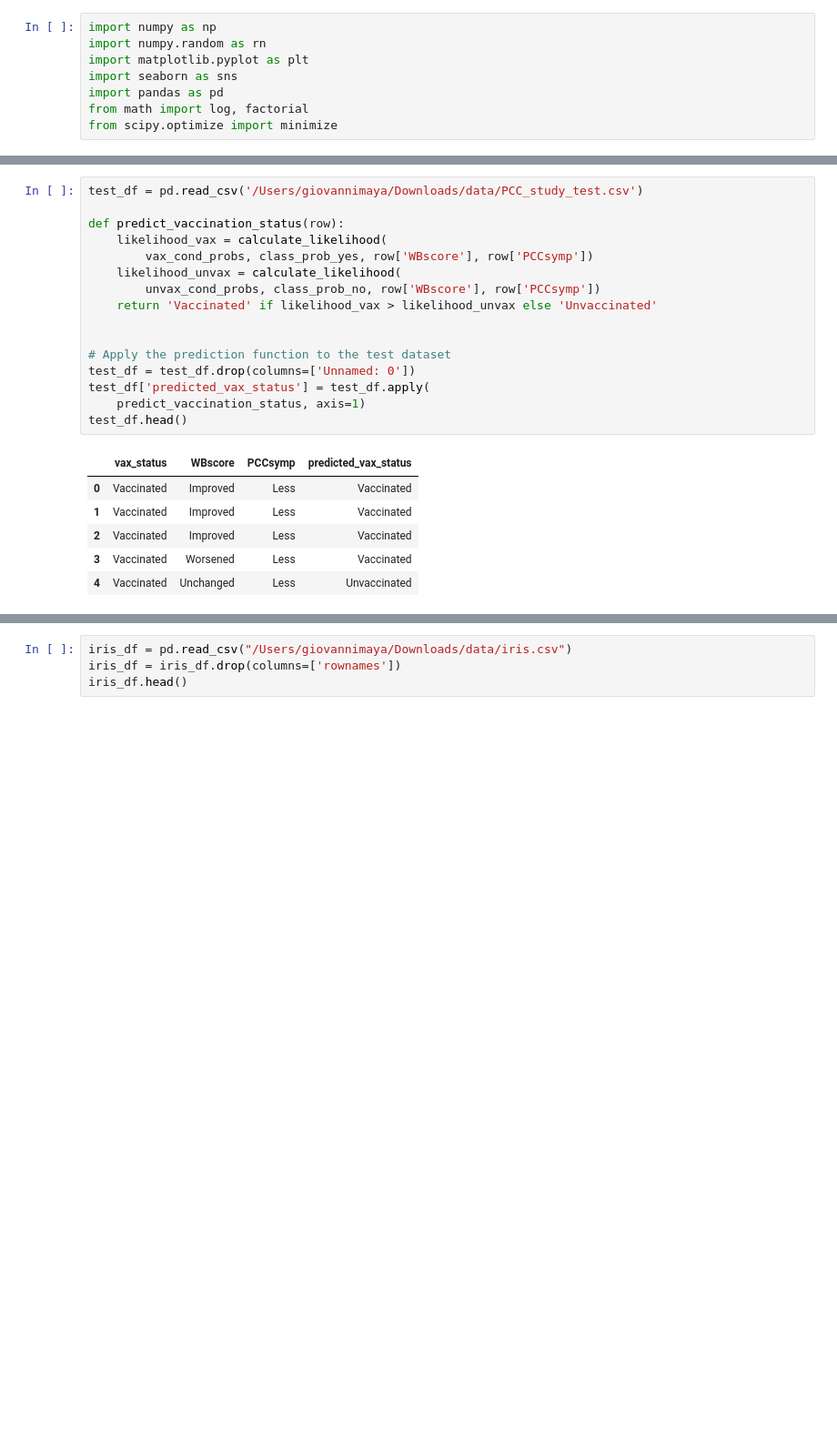
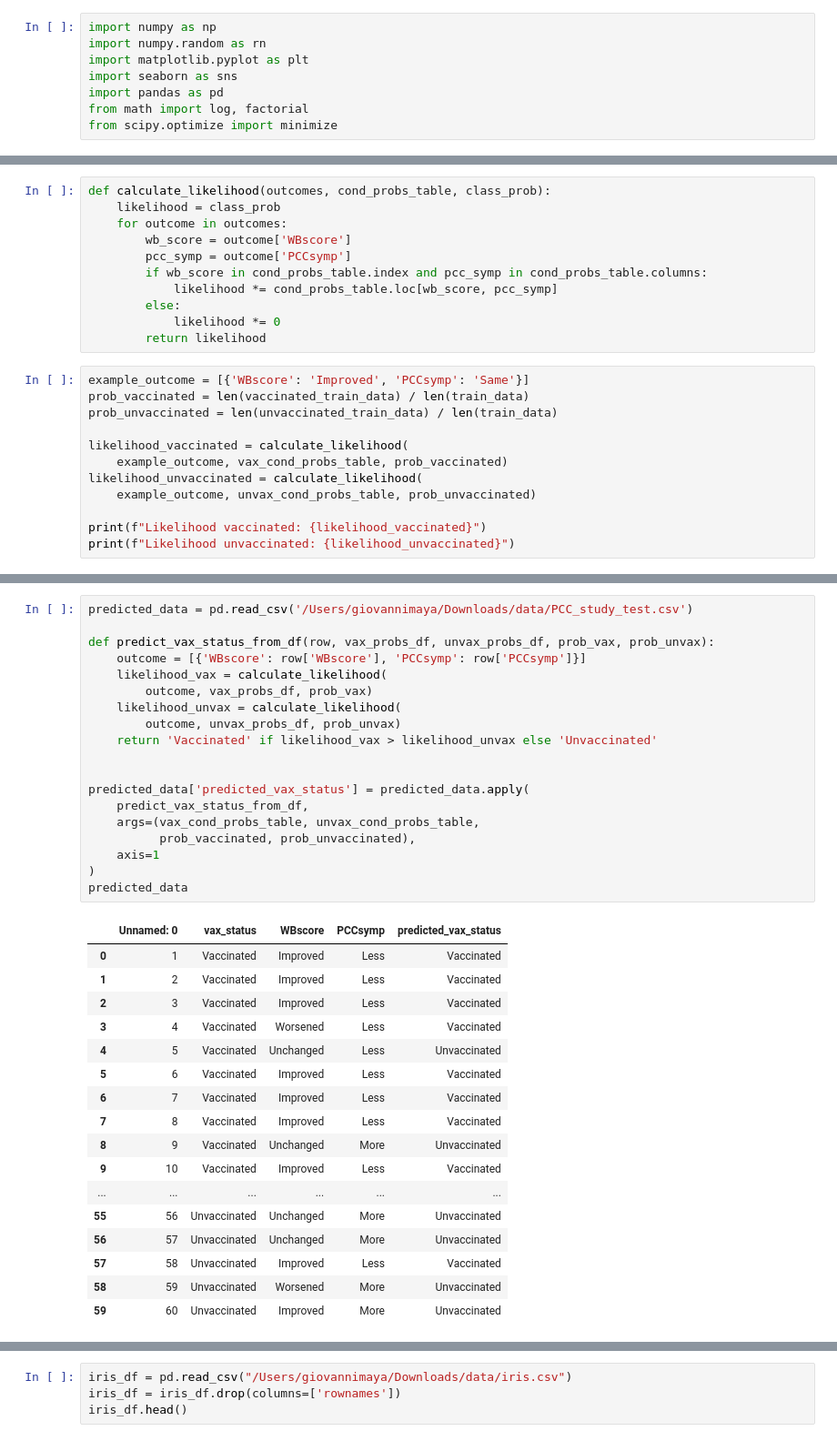
Before and after one commit to giomhern/machine-learning-spring-2024, a Jupyter notebook: week2/homework-notebooks/hw-2.ipynb, the cells around one changed output, grey strips where cells are left out. Shown at 91% size. Cells and saved outputs as stored; diff of their text form; blank space fills up the shorter version.

```diff
--- a/week2/homework-notebooks/hw-2.ipynb
+++ b/week2/homework-notebooks/hw-2.ipynb
@@ -112,0 +137,23 @@ likelihood_vaccinated, likelihood_unvaccinated
+# %%
+def calculate_likelihood(outcomes, cond_probs_table, class_prob):
+    likelihood = class_prob
+    for outcome in outcomes:
+        wb_score = outcome['WBscore']
+        pcc_symp = outcome['PCCsymp']
+        if wb_score in cond_probs_table.index and pcc_symp in cond_probs_table.columns:
+            likelihood *= cond_probs_table.loc[wb_score, pcc_symp]
+        else:
+            likelihood *= 0
+        return likelihood
+# %%
+example_outcome = [{'WBscore': 'Improved', 'PCCsymp': 'Same'}]
+prob_vaccinated = len(vaccinated_train_data) / len(train_data)
+prob_unvaccinated = len(unvaccinated_train_data) / len(train_data)
+
+likelihood_vaccinated = calculate_likelihood(
+    example_outcome, vax_cond_probs_table, prob_vaccinated)
+likelihood_unvaccinated = calculate_likelihood(
+    example_outcome, unvax_cond_probs_table, prob_unvaccinated)
+
+print(f"Likelihood vaccinated: {likelihood_vaccinated}")
+print(f"Likelihood unvaccinated: {likelihood_unvaccinated}")
@@ -113,23 +163,37 @@ likelihood_vaccinated, likelihood_unvaccinated
 # %%
-test_df = pd.read_csv('/Users/giovannimaya/Downloads/data/PCC_study_test.csv')
+predicted_data = pd.read_csv('/Users/giovannimaya/Downloads/data/PCC_study_test.csv')
 
-def predict_vaccination_status(row):
+def predict_vax_status_from_df(row, vax_probs_df, unvax_probs_df, prob_vax, prob_unvax):
+    outcome = [{'WBscore': row['WBscore'], 'PCCsymp': row['PCCsymp']}]
     likelihood_vax = calculate_likelihood(
-        vax_cond_probs, class_prob_yes, row['WBscore'], row['PCCsymp'])
+        outcome, vax_probs_df, prob_vax)
     likelihood_unvax = calculate_likelihood(
-        unvax_cond_probs, class_prob_no, row['WBscore'], row['PCCsymp'])
+        outcome, unvax_probs_df, prob_unvax)
     return 'Vaccinated' if likelihood_vax > likelihood_unvax else 'Unvaccinated'
 
 
-# Apply the prediction function to the test dataset
-test_df = test_df.drop(columns=['Unnamed: 0'])
-test_df['predicted_vax_status'] = test_df.apply(
-    predict_vaccination_status, axis=1)
-test_df.head()
+predicted_data['predicted_vax_status'] = predicted_data.apply(
+    predict_vax_status_from_df,
+    args=(vax_cond_probs_table, unvax_cond_probs_table,
+          prob_vaccinated, prob_unvaccinated),
+    axis=1
+)
+predicted_data
 # %% [output]
-|  | vax_status | WBscore | PCCsymp | predicted_vax_status |
-| 0 | Vaccinated | Improved | Less | Vaccinated |
-| 1 | Vaccinated | Improved | Less | Vaccinated |
-| 2 | Vaccinated | Improved | Less | Vaccinated |
-| 3 | Vaccinated | Worsened | Less | Vaccinated |
-| 4 | Vaccinated | Unchanged | Less | Unvaccinated |
+|  | Unnamed: 0 | vax_status | WBscore | PCCsymp | predicted_vax_status |
+| 0 | 1 | Vaccinated | Improved | Less | Vaccinated |
+| 1 | 2 | Vaccinated | Improved | Less | Vaccinated |
+| 2 | 3 | Vaccinated | Improved | Less | Vaccinated |
+| 3 | 4 | Vaccinated | Worsened | Less | Vaccinated |
+| 4 | 5 | Vaccinated | Unchanged | Less | Unvaccinated |
+| 5 | 6 | Vaccinated | Improved | Less | Vaccinated |
+| 6 | 7 | Vaccinated | Improved | Less | Vaccinated |
+| 7 | 8 | Vaccinated | Improved | Less | Vaccinated |
+| 8 | 9 | Vaccinated | Unchanged | More | Unvaccinated |
+| 9 | 10 | Vaccinated | Improved | Less | Vaccinated |
+| ... | ... | ... | ... | ... | ... |
+| 55 | 56 | Unvaccinated | Unchanged | More | Unvaccinated |
+| 56 | 57 | Unvaccinated | Unchanged | More | Unvaccinated |
+| 57 | 58 | Unvaccinated | Improved | Less | Vaccinated |
+| 58 | 59 | Unvaccinated | Worsened | More | Unvaccinated |
+| 59 | 60 | Unvaccinated | Improved | More | Unvaccinated |
```
Also changed, not shown: parts of 19 cells of this notebook.
